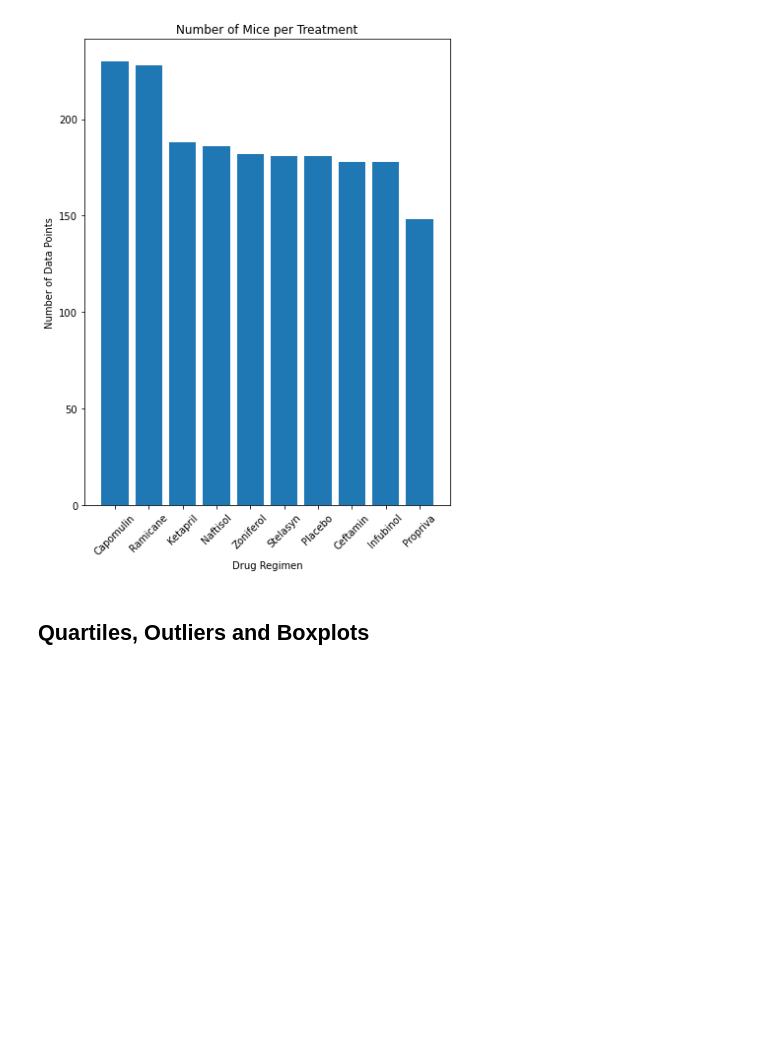
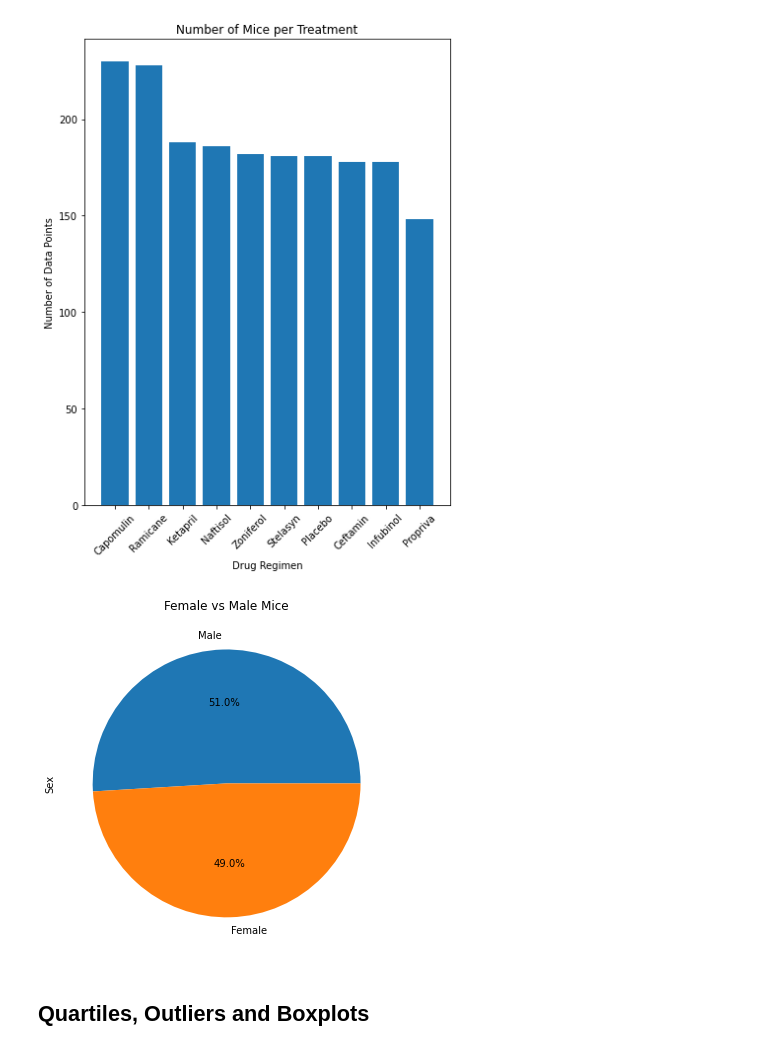
Before and after one commit to SusanCThomas/Pymaceuticals, a Jupyter notebook: pymaceuticals_.ipynb, the cells around one changed output. Saved outputs shown, nothing was run; the diff lists cells and outputs as text; code cells hidden in the pictures; blank space fills up the shorter version.

Commit message:
updated code to generate pandas pie plot

```diff
--- a/pymaceuticals_.ipynb
+++ b/pymaceuticals_.ipynb
@@ -201,3 +199,23 @@ plt.show()
+# %%
+# Generate a pie plot showing the distribution of female versus male mice using pandas
+
+# Grouped data for plotting
+pie_plot = cleaned_df.groupby("Sex")["Sex"].count()
+
+# Sorted the data in descending order
+pie_plot.sort_values(inplace = True, ascending = False)
+
+# Created bar plot
+pie_plot.plot(kind="pie", autopct="%1.1f%%")
+
+# Set title labels
+plt.title("Female vs Male Mice", fontsize=12)
+
+# Saved bar plot and displayed
+plt.savefig("Images/pandas_pie.png")
+plt.show()
+# %% [output]
+[figure, added]
 # %%
 # Generate a pie plot showing the distribution of female versus male mice using pyplot
 # %% [markdown]
```
Also changed, not shown: parts of 2 cells of this notebook.
